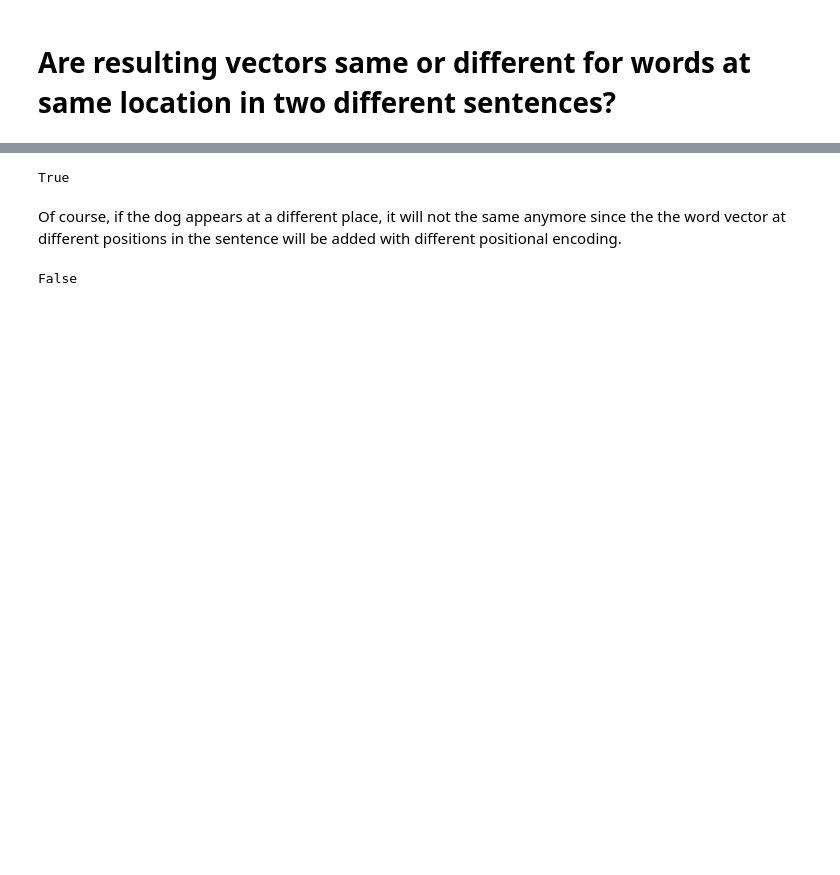
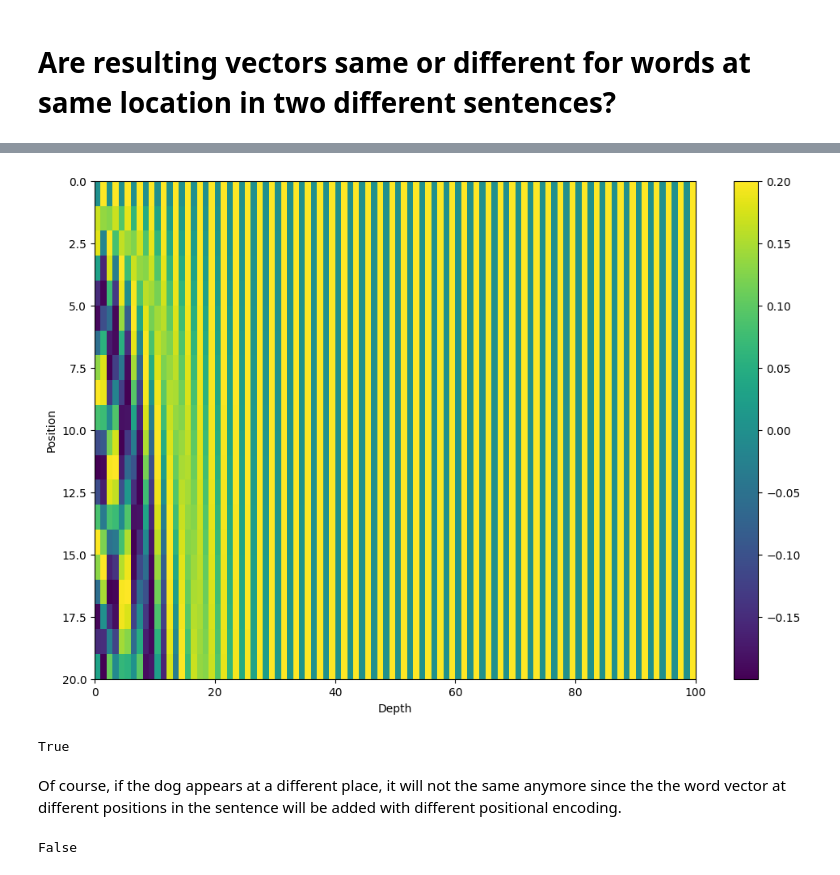
Before and after one commit to ArkAung/transformer_tutorial, a Jupyter notebook: intuition_behind_word_embeddings_with_positional_information.ipynb, the cells around one changed output, grey strips where cells are left out. Cells and saved outputs as stored; diff of their text form; code cells hidden in the pictures; blank space fills up the shorter version.

```diff
--- a/intuition_behind_word_embeddings_with_positional_information.ipynb
+++ b/intuition_behind_word_embeddings_with_positional_information.ipynb
@@ -293,3 +310,21 @@ The short answer is, YES. If we are just talking about vanilla inputs without co
+# %%
+
+# Compute the positional encodings
+d_model = 100
+d_sequence = 20
+positional_encodings = get_positional_encodings(d_sequence, d_model)
+
+# Visualize the positional encodings
+plt.figure(figsize=(12,8))
+plt.pcolormesh(positional_encodings, cmap='viridis')
+plt.xlabel('Depth')
+plt.xlim((0, d_model))
+plt.ylim((d_sequence, 0))
+plt.ylabel('Position')
+plt.colorbar()
+plt.show()
+# %% [output]
+[figure, added]
 # %%
 sentence1 = "My dog is my best friend"
 sentence2 = "The dog is quite mean"
```
Also changed, not shown: parts of 2 cells of this notebook.
